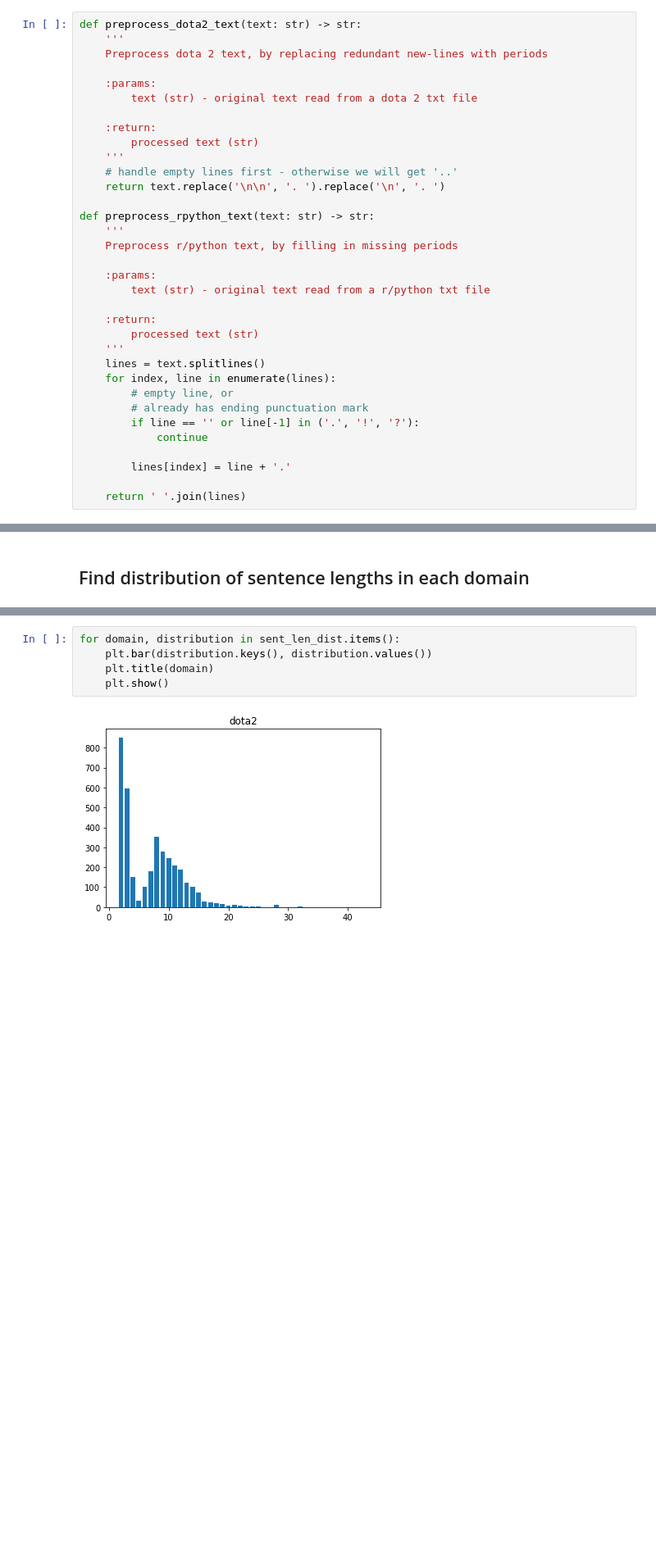
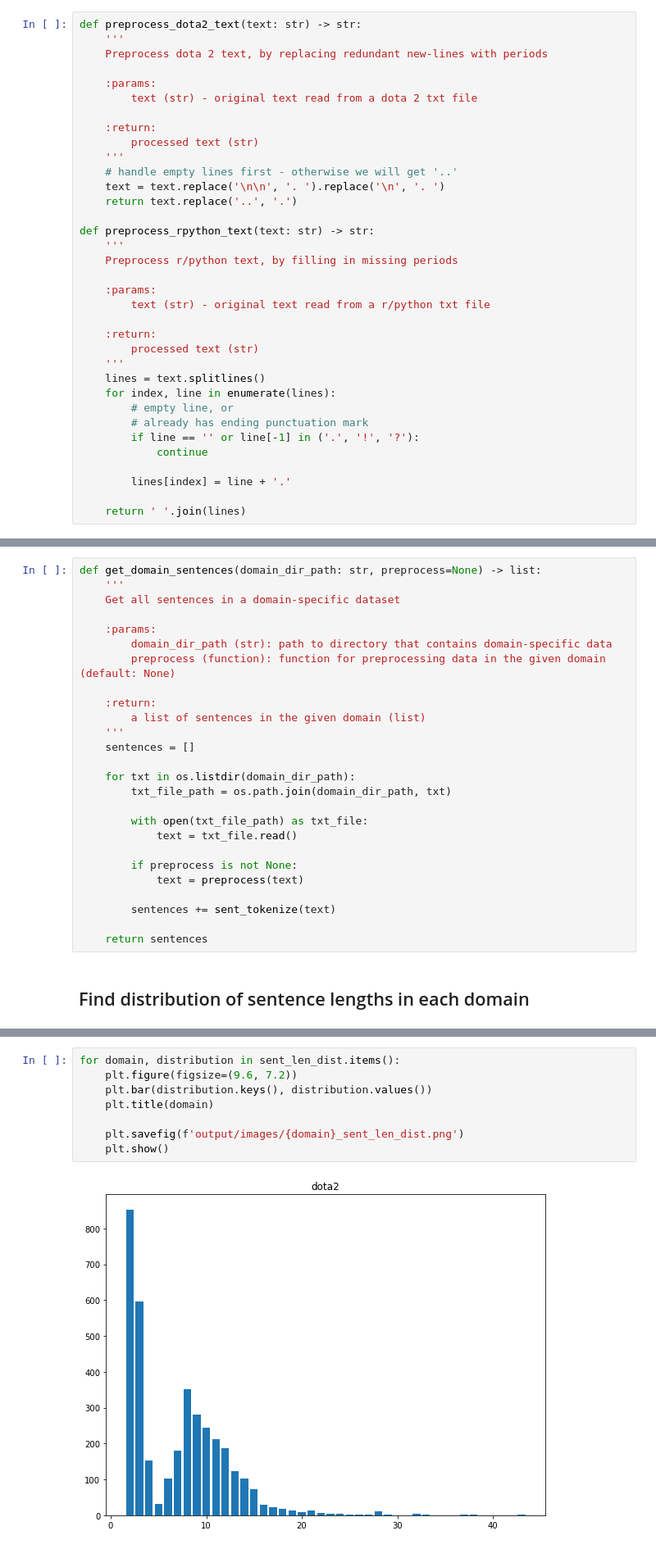
Before and after one commit to YongWei12/NLPAssignment1, a Jupyter notebook: assignment 3.1/sentence_segmentation.ipynb, the cells around one changed output, grey strips where cells are left out. Shown: that part at 82% size. Saved outputs shown, nothing was run; the diff lists cells and outputs as text; blank space fills up the shorter version.

```diff
--- a/assignment 3.1/sentence_segmentation.ipynb
+++ b/assignment 3.1/sentence_segmentation.ipynb
@@ -157,7 +159,8 @@ def preprocess_dota2_text(text: str) -> str:
         processed text (str)
     '''
     # handle empty lines first - otherwise we will get '..'
-    return text.replace('\n\n', '. ').replace('\n', '. ')
+    text = text.replace('\n\n', '. ').replace('\n', '. ')
+    return text.replace('..', '.')
 
 def preprocess_rpython_text(text: str) -> str:
     '''
@@ -182,3 +195,29 @@ def preprocess_rpython_text(text: str) -> str:
+# %%
+def get_domain_sentences(domain_dir_path: str, preprocess=None) -> list:
+    '''
+    Get all sentences in a domain-specific dataset
+
+    :params:
+        domain_dir_path (str): path to directory that contains domain-specific data
+        preprocess (function): function for preprocessing data in the given domain (default: None)
+
+    :return:
+        a list of sentences in the given domain (list)
+    '''
+    sentences = []
+
+    for txt in os.listdir(domain_dir_path):
+        txt_file_path = os.path.join(domain_dir_path, txt)
+
+        with open(txt_file_path) as txt_file:
+            text = txt_file.read()
+
+        if preprocess is not None:
+            text = preprocess(text)
+
+        sentences += sent_tokenize(text)
+
+    return sentences
 # %% [markdown]
 ## Find distribution of sentence lengths in each domain
 # %%
@@ -242,7 +270,10 @@ r-python {1: 133, 16: 78, 3: 235, 8: 191, 24: 40, 4: 290, 27: 25, 13: 95, 20: 39
 # %%
 for domain, distribution in sent_len_dist.items():
+    plt.figure(figsize=(9.6, 7.2))
     plt.bar(distribution.keys(), distribution.values())
     plt.title(domain)
+
+    plt.savefig(f'output/images/{domain}_sent_len_dist.png')
     plt.show()
 # %% [output]
-[figure, old version]
+[figure, new version]
```
Also changed, not shown: parts of 41 cells of this notebook.
